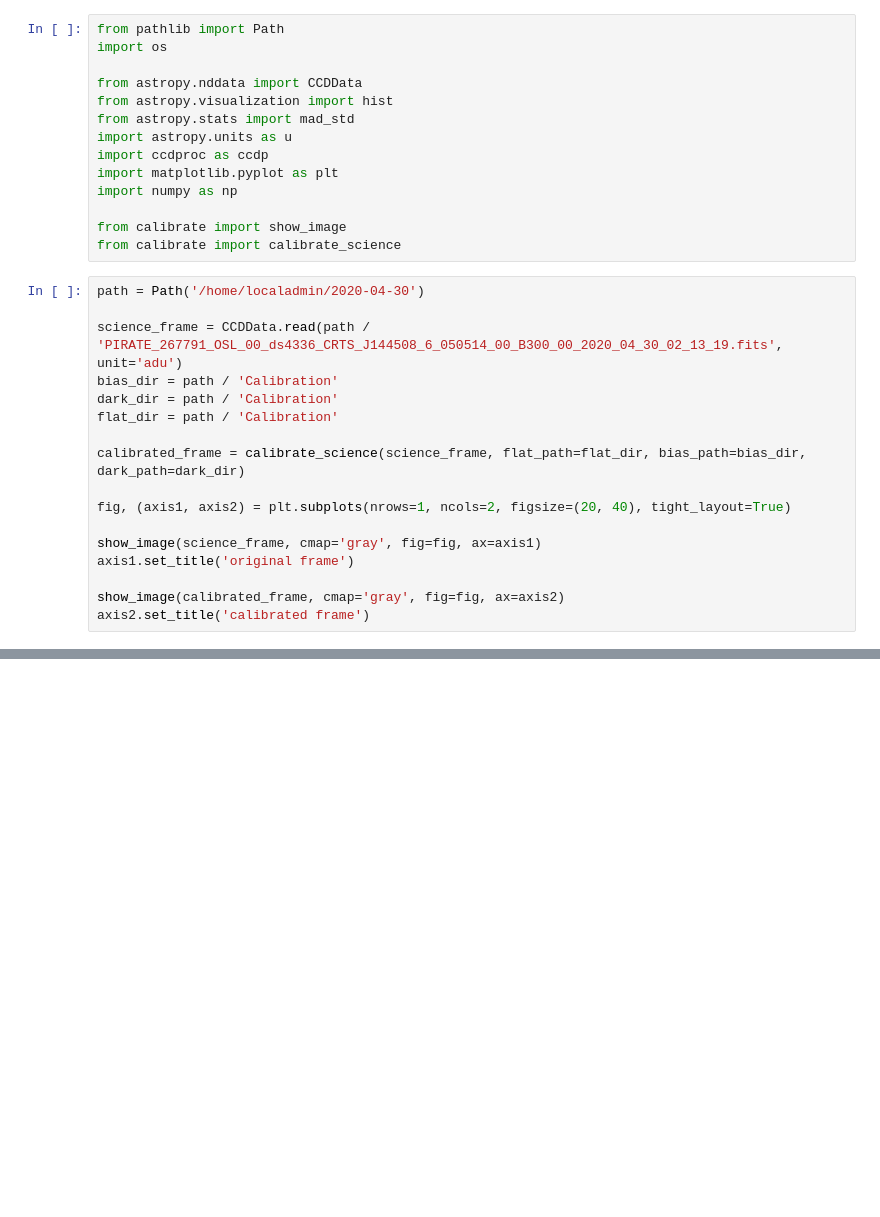
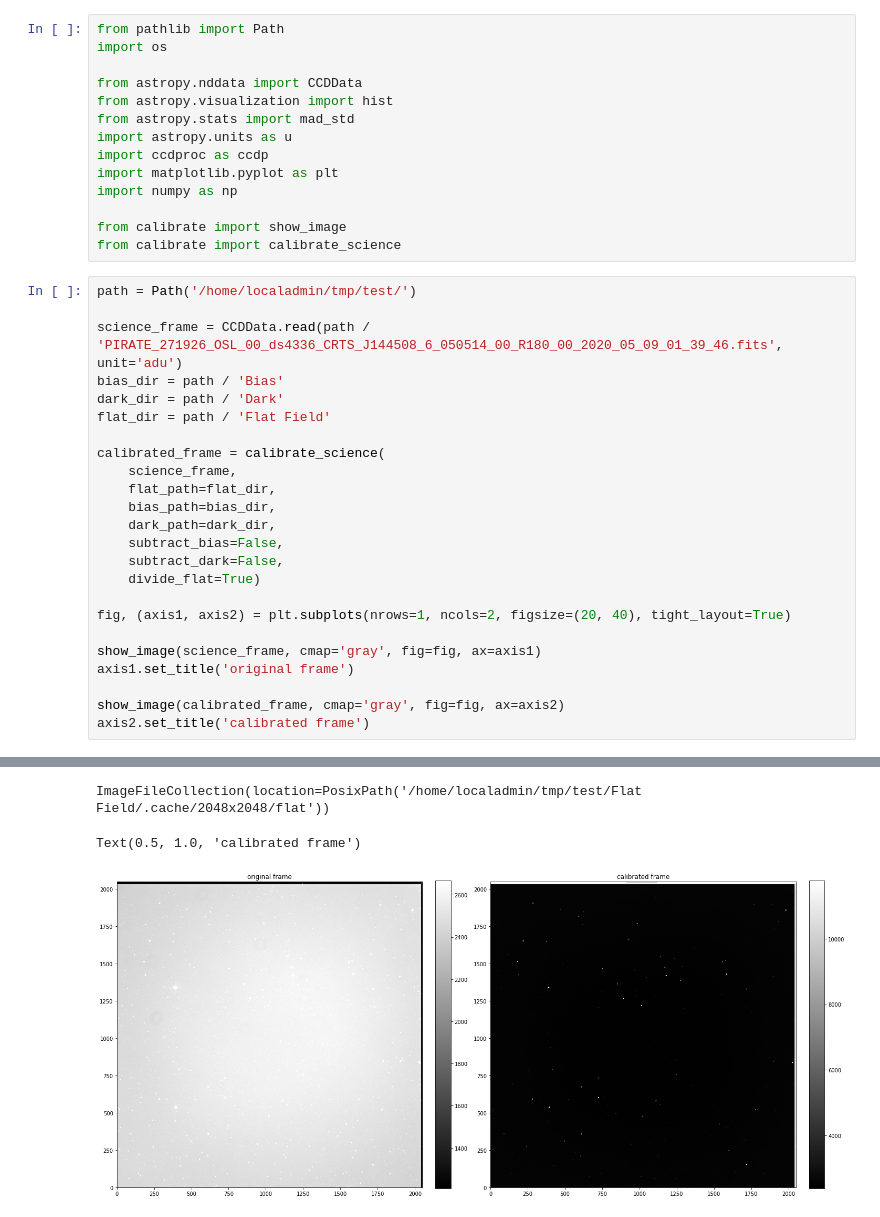
Before and after one commit to porkfactor/SXS810, a Jupyter notebook: Calibrate Bias.ipynb, the cells around one changed output, grey strips where cells are left out. Saved outputs shown, nothing was run; the diff lists cells and outputs as text; blank space fills up the shorter version.

```diff
--- a/Calibrate Bias.ipynb
+++ b/Calibrate Bias.ipynb
@@ -13,14 +13,21 @@ import numpy as np
 from calibrate import show_image
 from calibrate import calibrate_science
 # %%
-path = Path('/home/localadmin/2020-04-30')
+path = Path('/home/localadmin/tmp/test/')
 
-science_frame = CCDData.read(path / 'PIRATE_267791_OSL_00_ds4336_CRTS_J144508_6_050514_00_B300_00_2020_04_30_02_13_19.fits', unit='adu')
-bias_dir = path / 'Calibration'
-dark_dir = path / 'Calibration'
-flat_dir = path / 'Calibration'
+science_frame = CCDData.read(path / 'PIRATE_271926_OSL_00_ds4336_CRTS_J144508_6_050514_00_R180_00_2020_05_09_01_39_46.fits', unit='adu')
+bias_dir = path / 'Bias'
+dark_dir = path / 'Dark'
+flat_dir = path / 'Flat Field'
 
-calibrated_frame = calibrate_science(science_frame, flat_path=flat_dir, bias_path=bias_dir, dark_path=dark_dir)
+calibrated_frame = calibrate_science(
+    science_frame,
+    flat_path=flat_dir,
+    bias_path=bias_dir,
+    dark_path=dark_dir,
+    subtract_bias=False,
+    subtract_dark=False,
+    divide_flat=True)
 
 fig, (axis1, axis2) = plt.subplots(nrows=1, ncols=2, figsize=(20, 40), tight_layout=True)
 
@@ -33,0 +58,3 @@ FileNotFoundError: [Errno 2] No such file or directory: '/home/localadmin/2020-0
+ImageFileCollection(location=PosixPath('/home/localadmin/tmp/test/Flat Field/.cache/2048x2048/flat'))
+Text(0.5, 1.0, 'calibrated frame')
+[figure, added]
```
Also changed, not shown: parts of 1 cell of this notebook, 10 other files.
